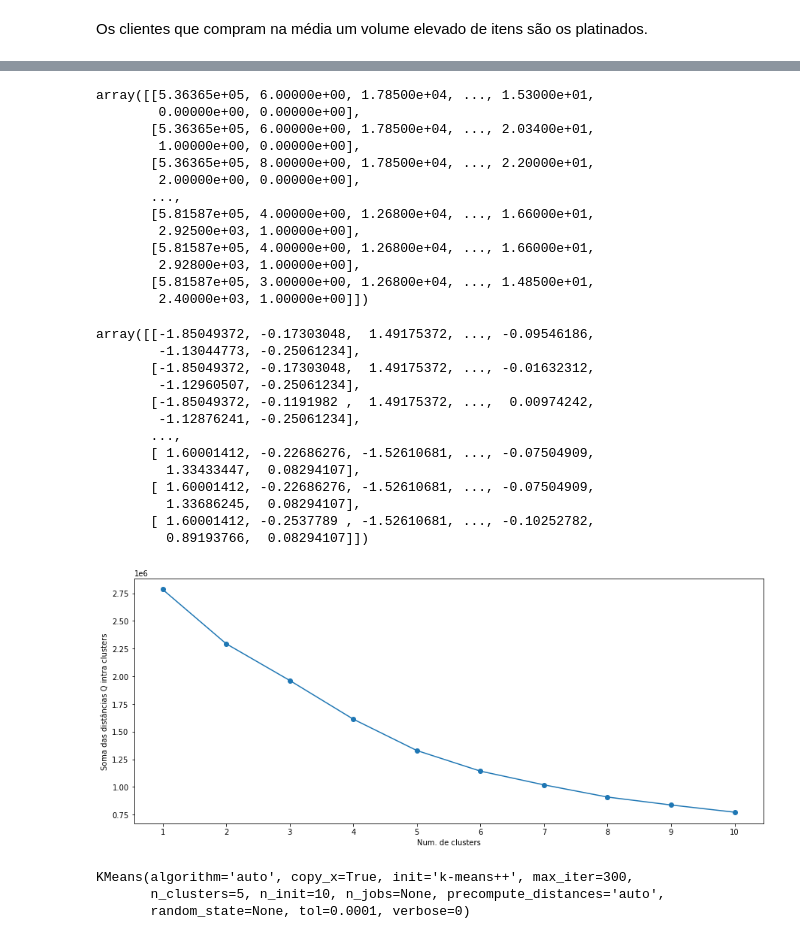
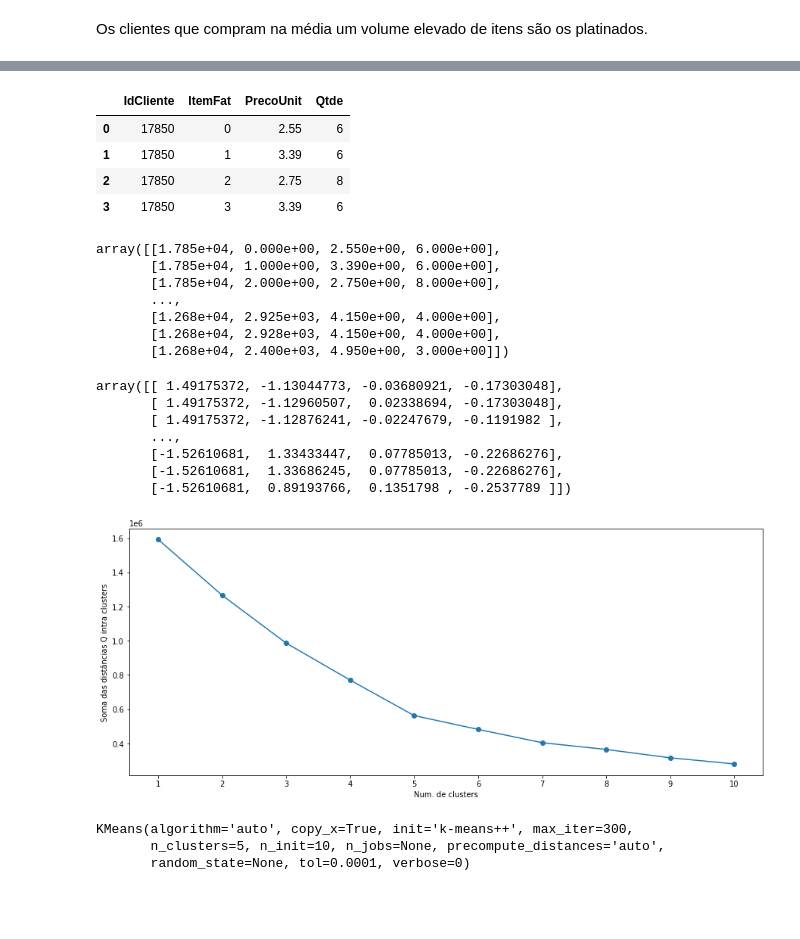
Before and after one commit to joaovictordds/Segmentacao_de_clientes, a Jupyter notebook: modelos_clusters.ipynb, the cells around one changed output, grey strips where cells are left out. Saved outputs shown, nothing was run; the diff lists cells and outputs as text; code cells hidden in the pictures; blank space fills up the shorter version.

```diff
--- a/modelos_clusters.ipynb
+++ b/modelos_clusters.ipynb
@@ -305,0 +261,4 @@ modelo2
+# %%
+dados2 = dados.copy()
+dados2['ItemFat']= pd.factorize(dados['Item'])[0] # Renomeando os itens numericamente.
+dados2.head(3)
@@ -306,65 +270,62 @@ modelo2
+# %%
+modelo3 = dados2[['IdCliente','ItemFat','PrecoUnit','Qtde']]
+modelo3.head(4)
+# %% [output]
+|  | IdCliente | ItemFat | PrecoUnit | Qtde |
+| 0 | 17850 | 0 | 2.55 | 6 |
+| 1 | 17850 | 1 | 3.39 | 6 |
+| 2 | 17850 | 2 | 2.75 | 8 |
+| 3 | 17850 | 3 | 3.39 | 6 |
 # %%
 # Passando os dados dos clientes para o formato de matriz
-modelo2m = modelo2.values
-modelo2m
+modelo3m = modelo3.values
+modelo3m
 # %% [output]
-array([[5.36365e+05, 6.00000e+00, 1.78500e+04, ..., 1.53000e+01,
-        0.00000e+00, 0.00000e+00],
-       [5.36365e+05, 6.00000e+00, 1.78500e+04, ..., 2.03400e+01,
-        1.00000e+00, 0.00000e+00],
-       [5.36365e+05, 8.00000e+00, 1.78500e+04, ..., 2.20000e+01,
-        2.00000e+00, 0.00000e+00],
+array([[1.785e+04, 0.000e+00, 2.550e+00, 6.000e+00],
+       [1.785e+04, 1.000e+00, 3.390e+00, 6.000e+00],
+       [1.785e+04, 2.000e+00, 2.750e+00, 8.000e+00],
        ...,
-       [5.81587e+05, 4.00000e+00, 1.26800e+04, ..., 1.66000e+01,
-        2.92500e+03, 1.00000e+00],
-       [5.81587e+05, 4.00000e+00, 1.26800e+04, ..., 1.66000e+01,
-        2.92800e+03, 1.00000e+00],
-       [5.81587e+05, 3.00000e+00, 1.26800e+04, ..., 1.48500e+01,
-        2.40000e+03, 1.00000e+00]])
+       [1.268e+04, 2.925e+03, 4.150e+00, 4.000e+00],
+       [1.268e+04, 2.928e+03, 4.150e+00, 4.000e+00],
+       [1.268e+04, 2.400e+03, 4.950e+00, 3.000e+00]])
 # %%
 # Escalonando os dados
 sc = StandardScaler()
-modelo2m = sc.fit_transform(modelo2m)
-modelo2m
+modelo3m = sc.fit_transform(modelo3m)
+modelo3m
 # %% [output]
-array([[-1.85049372, -0.17303048,  1.49175372, ..., -0.09546186,
-        -1.13044773, -0.25061234],
-       [-1.85049372, -0.17303048,  1.49175372, ..., -0.01632312,
-        -1.12960507, -0.25061234],
-       [-1.85049372, -0.1191982 ,  1.49175372, ...,  0.00974242,
-        -1.12876241, -0.25061234],
+array([[ 1.49175372, -1.13044773, -0.03680921, -0.17303048],
+       [ 1.49175372, -1.12960507,  0.02338694, -0.17303048],
+       [ 1.49175372, -1.12876241, -0.02247679, -0.1191982 ],
        ...,
-       [ 1.60001412, -0.22686276, -1.52610681, ..., -0.07504909,
-         1.33433447,  0.08294107],
-       [ 1.60001412, -0.22686276, -1.52610681, ..., -0.07504909,
-         1.33686245,  0.08294107],
-       [ 1.60001412, -0.2537789 , -1.52610681, ..., -0.10252782,
-         0.89193766,  0.08294107]])
+       [-1.52610681,  1.33433447,  0.07785013, -0.22686276],
+       [-1.52610681,  1.33686245,  0.07785013, -0.22686276],
+       [-1.52610681,  0.89193766,  0.1351798 , -0.2537789 ]])
 # %%
 # Escolhendo o numero de clusters pelo método Elbow utilizando K-Means
 
 ks = range(1, 11)
 inertia = [] # inertia: Soma das distâncias quadráticas intra cluster
 
 for k in ks:
     # Criando um modelo KMeans com k clusters:
     model = KMeans(n_clusters= k)
 
     # Fitando os dados no modelo
-    model.fit(modelo2m)
+    model.fit(modelo3m)
 
     # Adicionado os resultados da inertia na sua lista
     inertia.append(model.inertia_)
 
 # Gráfico Elbow
 plt.figure(figsize=(15,6))
 plt.plot(ks, inertia, '-o')
 plt.xlabel('Num. de clusters')
 plt.ylabel('Soma das distâncias Q intra clusters')
 plt.xticks(ks)
 plt.show()
 # %% [output]
-[figure, old version]
+[figure, new version]
 # %%
 #Criando um modelo
 modelo = KMeans(n_clusters=5)
```
Also changed, not shown: parts of 32 cells of this notebook.
